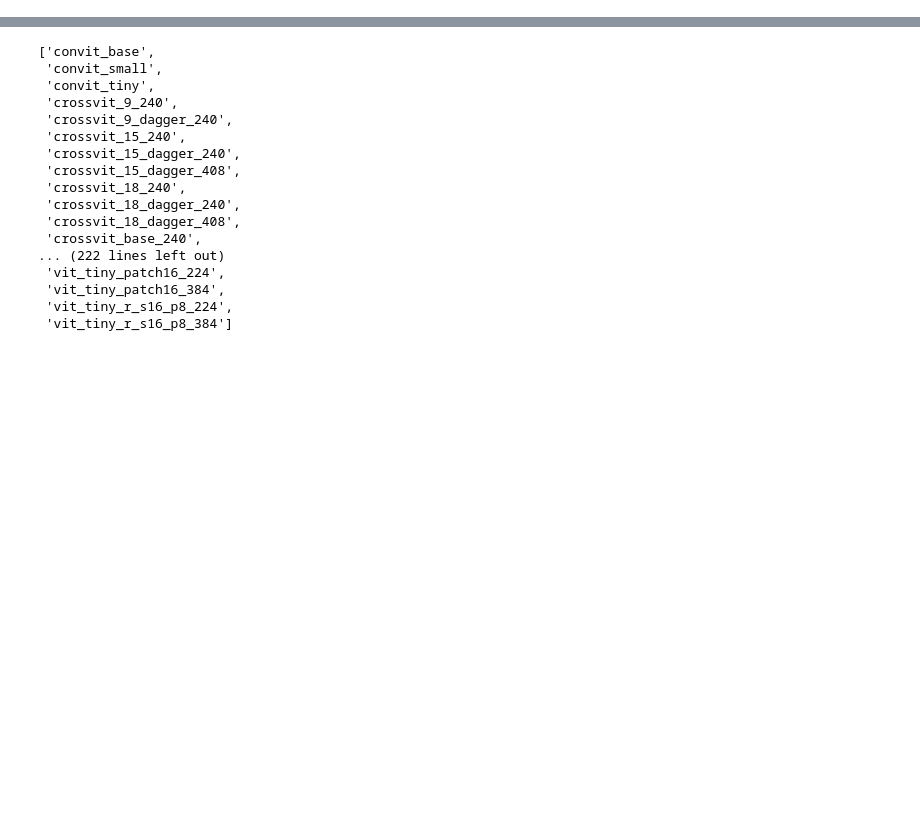
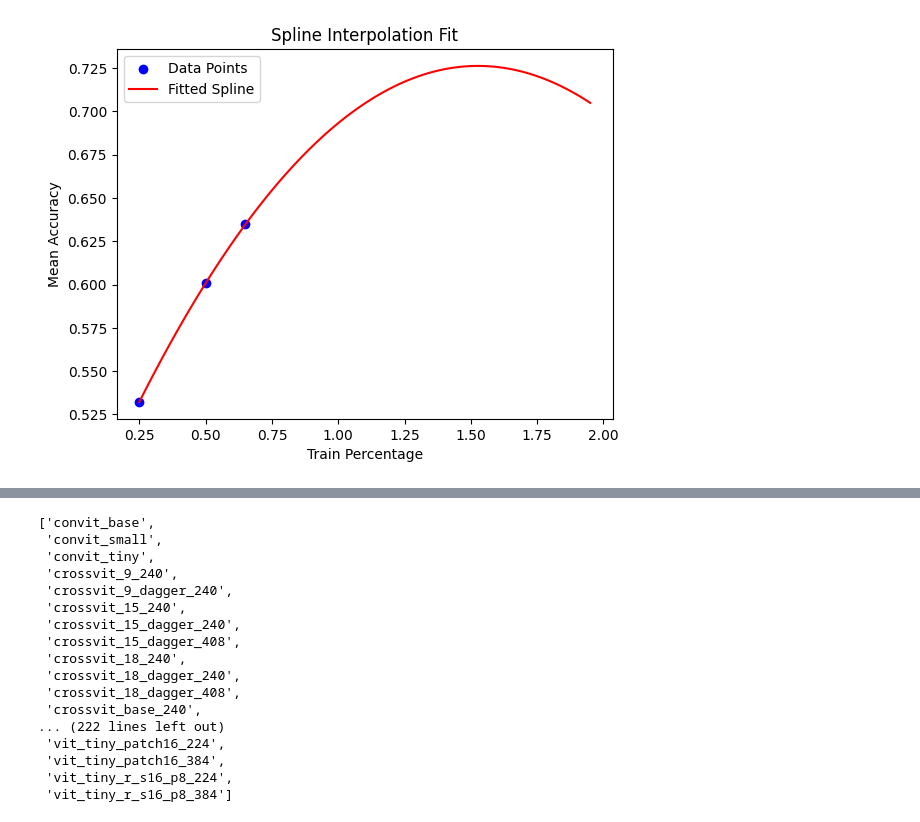
Before and after one commit to Dalton-Gray/plant-inspector, a Jupyter notebook: experiments.ipynb, the cells around one changed output, grey strips where cells are left out. Saved outputs shown, nothing was run; the diff lists cells and outputs as text; code cells hidden in the pictures; blank space fills up the shorter version.

Commit message:
spline stuff

```diff
--- a/experiments.ipynb
+++ b/experiments.ipynb
@@ -9,8 +9,3 @@ from utils import get_y, create_dls, get_mean_table, dataset_forecast, adapt_mod
 dataset = 'PlantDoc'
 model_architecture = 'efficientvit_b0'
 epochs = 15
-# %%
-dls = create_dls_stratified(train_pct=0.8, path=f'data/{dataset}/')
-model = timm.create_model(model_architecture, pretrained=True, num_classes=dls.c)
-learn = Learner(dls, model, metrics=accuracy)
-learn.fine_tune(epochs=1)
@@ -28,2 +11,0 @@ Path('models/efficientnet_b0/FieldPlant_75_epochs.pth')
-# %%
-learn3 = learn.load(f'{model_architecture}/{dataset}_{epochs}_epochs')
@@ -36,9 +12,9 @@ learn2 = adapt_model_to_new_dls(learn, dls)
 # %%
-def iteratively_train_on_dataset_fractions(train_pcts = [0.1, 0.25, 0.5, 0.65], replicates=1, dataset_path):
+def iteratively_train_on_dataset_fractions(train_pcts = [0.25, 0.5, 0.65], replicates=1, dataset_path='data/PlantDoc/data/'):
     results_table = pd.DataFrame(columns=['train_pct', 'acc'])
     for train_pct in train_pcts:
         print(f'Creating DL: {train_pct}')
-        dls = create_dls(train_pct, dataset_path)
+        dls = create_dls_stratified(train_pct, dataset_path)
         for replicate in range(replicates): # repeat training and average results for increased accuracy
             print(f'{train_pct} replicate {replicate}')
             # fine tune model
@@ -72,0 +29,2 @@ polynomial = dataset_forecast(mean_table)
+# %%
+mean_table = iteratively_train_on_dataset_fractions()
@@ -72,0 +92,40 @@ polynomial = dataset_forecast(mean_table)
+# %%
+import numpy as np
+import matplotlib.pyplot as plt
+from scipy.interpolate import UnivariateSpline
+
+def dataset_forecast_spline(mean_table):
+    # Extracting x and y values from the DataFrame
+    x = mean_table['train_pct']
+    y = mean_table['mean_acc']
+
+    # Creating the spline model
+    spline_degree = 2  # Adjusted degree of the spline
+    spline_model = UnivariateSpline(x, y, k=spline_degree)
+
+    # Extending the x range
+    x_min = min(x)
+    x_max = max(x)
+    x_extension = 3.0
+    extended_x_max = x_max * x_extension
+
+    x_line = np.linspace(x_min, extended_x_max, 100)
+    y_line = spline_model(x_line)
+
+    # Plotting
+    plt.scatter(x, y, color='blue', label='Data Points')
+    plt.plot(x_line, y_line, color='red', label='Fitted Spline')
+
+    plt.xlabel('Train Percentage')
+    plt.ylabel('Mean Accuracy')
+    plt.title('Spline Interpolation Fit')
+    plt.legend()
+    plt.show()
+
+    return spline_model, plt.plot
+
+# Example usage
+# mean_table = pd.DataFrame({'train_pct': [10, 20, 30, ...], 'mean_acc': [0.5, 0.6, 0.7, ...]})
+spline_model, plot_function = dataset_forecast_spline(mean_table)
+# %% [output]
+[figure, added]
```
Also changed, not shown: parts of 10 cells of this notebook.
